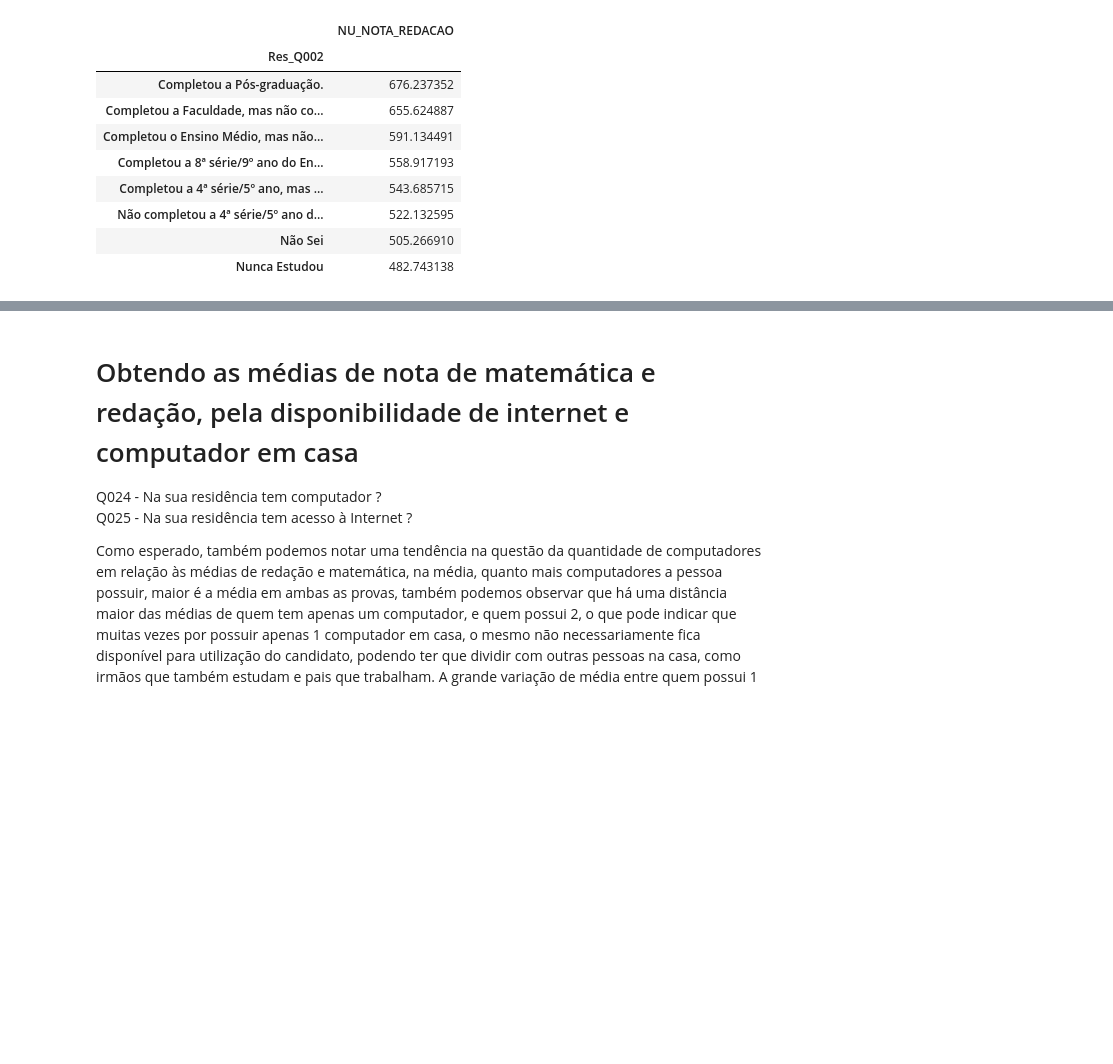
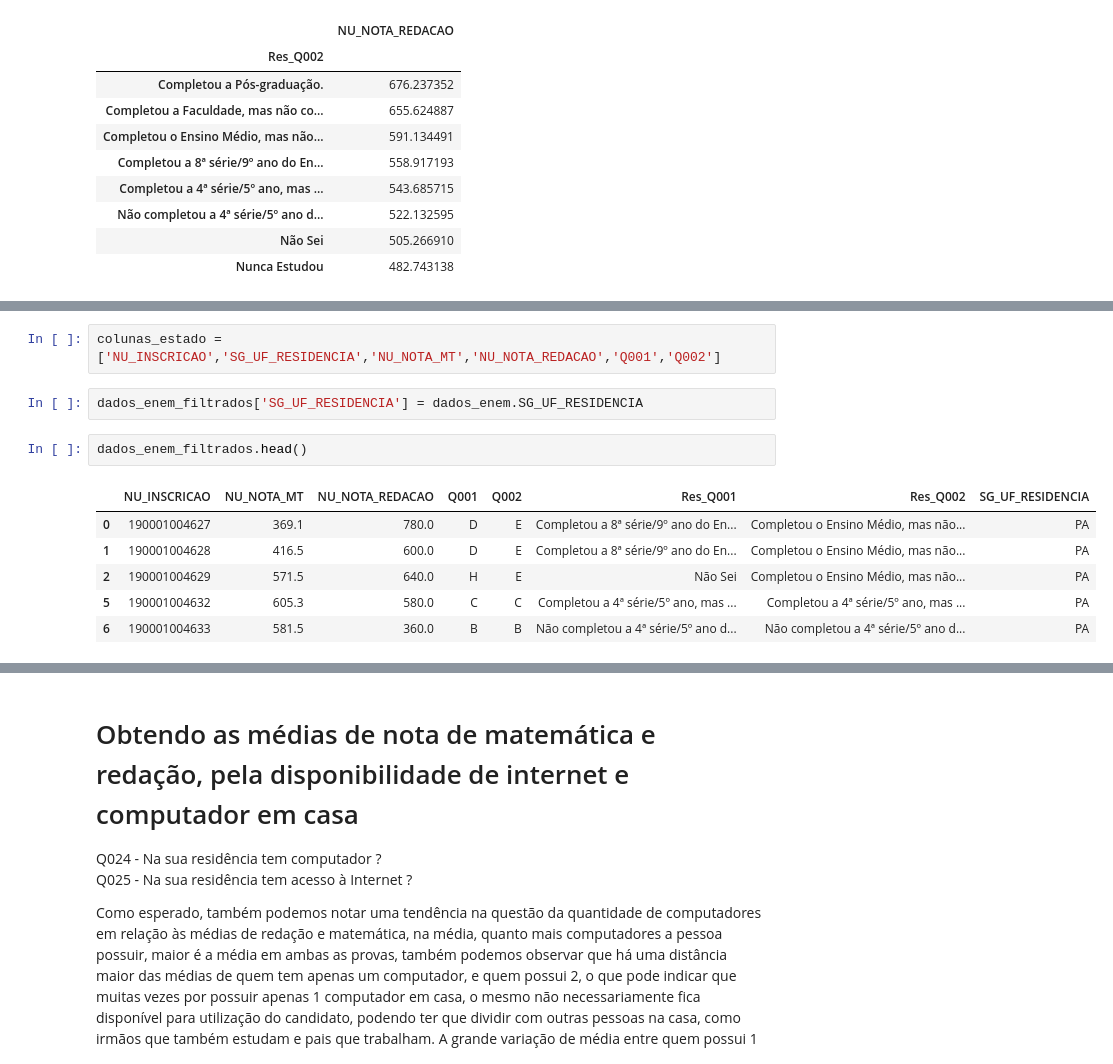
Before and after one commit to Rubens-Mendes/Data-Analysis, a Jupyter notebook: analise_enem/Analise_ENEM_socioeconomica_geral.ipynb, the cells around one changed output, grey strips where cells are left out. Saved outputs shown, nothing was run; the diff lists cells and outputs as text; blank space fills up the shorter version.

Commit message:
Iniciada a análise por estados das notas do ENEM

```diff
--- a/analise_enem/Analise_ENEM_socioeconomica_geral.ipynb
+++ b/analise_enem/Analise_ENEM_socioeconomica_geral.ipynb
@@ -285,0 +290,13 @@ dados_enem_filtrados.filter(items=['Res_Q002','NU_NOTA_REDACAO'])\
+# %%
+colunas_estado = ['NU_INSCRICAO','SG_UF_RESIDENCIA','NU_NOTA_MT','NU_NOTA_REDACAO','Q001','Q002']
+# %%
+dados_enem_filtrados['SG_UF_RESIDENCIA'] = dados_enem.SG_UF_RESIDENCIA
+# %%
+dados_enem_filtrados.head()
+# %% [output]
+|  | NU_INSCRICAO | NU_NOTA_MT | NU_NOTA_REDACAO | Q001 | Q002 | Res_Q001 | Res_Q002 | SG_UF_RESIDENCIA |
+| 0 | 190001004627 | 369.1 | 780.0 | D | E | Completou a 8ª série/9º ano do En... | Completou o Ensino Médio, mas não... | PA |
+| 1 | 190001004628 | 416.5 | 600.0 | D | E | Completou a 8ª série/9º ano do En... | Completou o Ensino Médio, mas não... | PA |
+| 2 | 190001004629 | 571.5 | 640.0 | H | E | Não Sei | Completou o Ensino Médio, mas não... | PA |
+| 5 | 190001004632 | 605.3 | 580.0 | C | C | Completou a 4ª série/5º ano, mas ... | Completou a 4ª série/5º ano, mas ... | PA |
+| 6 | 190001004633 | 581.5 | 360.0 | B | B | Não completou a 4ª série/5º ano d... | Não completou a 4ª série/5º ano d... | PA |
```
Also changed, not shown: parts of 9 cells of this notebook.
